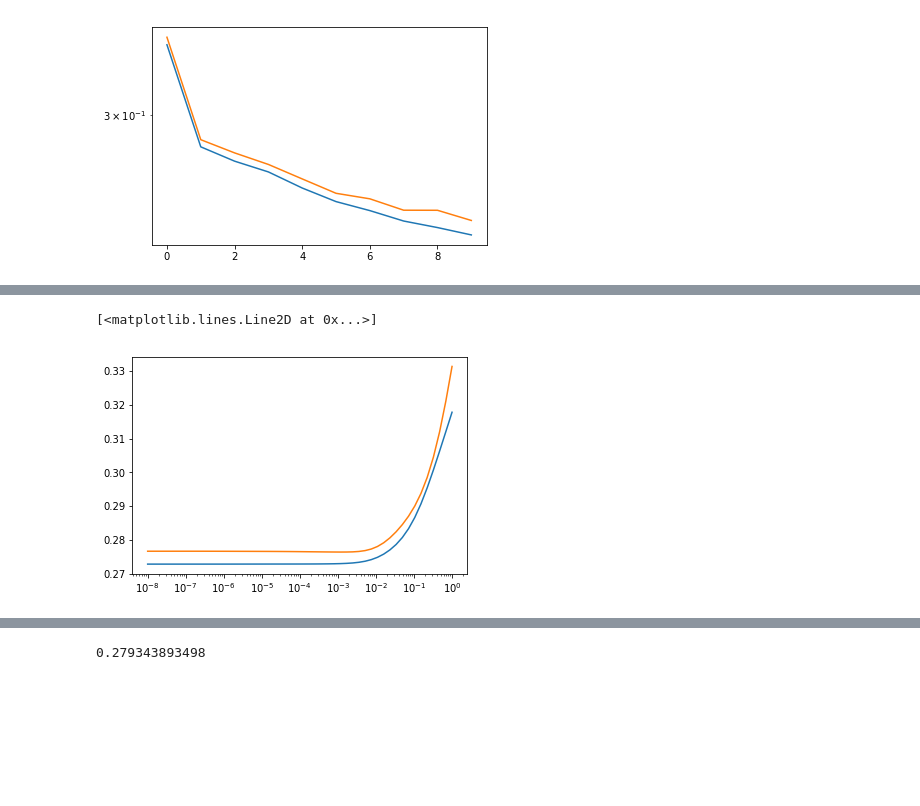
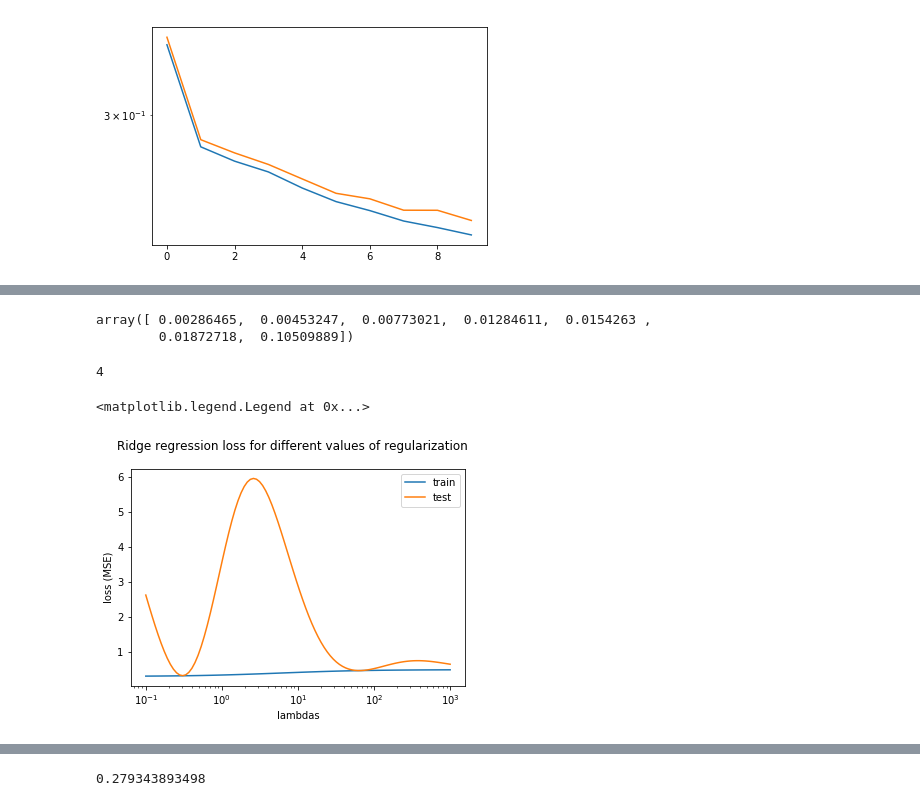
Before and after one commit to Droxef/ML2017, a Jupyter notebook: files/debug.ipynb, the cells around one changed output, grey strips where cells are left out. Saved outputs shown, nothing was run; the diff lists cells and outputs as text; code cells hidden in the pictures; blank space fills up the shorter version.

```diff
--- a/files/debug.ipynb
+++ b/files/debug.ipynb
@@ -224,7 +272,7 @@ def least_squares_GD(y,tx,initial_w,max_iters,gamma):
         old_loss=compute_mse(y,tx,w)
         w=w-gamma*grad
         loss=compute_mse(y,tx,w)
-        if (old_loss-loss)/old_loss<5e-5:
+        if (old_loss-loss)<1e-8:
             break
     return w, loss
 # %%
@@ -434,0 +482,6 @@ plt.semilogx(lambdas,losses_te)
+# %%
+lambda_=lambdas[np.argmin(losses_te)]
+w=ws[np.argmin(losses_te)]
+print(np.min(losses_te))
+print(lambda_)
+print(w)
@@ -457,0 +579,12 @@ plt.semilogy(degrees,losses_te)
+# %%
+k_fold=8
+degree=9
+#gamma=3e-7
+tx = build_poly(trainX,degree)
+temp_tr=[]
+temp_te=[]
+for k in range(k_fold):
+    tr,te=cross_validation_GD(trainY,tx,k_indices,k,gamma)
+    temp_tr.append(tr)
+    temp_te.append(te)
+boxplotData.append(temp_te)
@@ -458,13 +593,12 @@ plt.semilogy(degrees,losses_te)
 # %%
 # EXAMPLE OF CROSS-VALIDATION WITH STD
 ## graph for report with mean and stds in this case
-degrees=range(1,15)
+degrees=range(1,12)
 seed = 1
-k_fold = 4
-lambdas= np.logspace(-10, 2, 50)
+k_fold = 8
 lambda_=0
 k_indices = build_k_indices(trainY, k_fold, seed)
-
+gamma=3e-7
 
 losses=[]
 losses_te=[]
@@ -474,6 +608,7 @@ for degree in degrees:
     tx = build_poly(trainX,degree)
     #tx=np.c_[tx,tx2[:,1:]]
     temp_tr=[]
+    gamma/=10
     temp_te=[]
     for k in range(k_fold):
         tr,te=cross_validation(trainY,tx,k_indices,k,lambda_)
@@ -490,29 +636,43 @@ plt.semilogy(degrees,losses_te)
+# %%
+np.array(stds)/np.array(losses_te)
+# %% [output]
+array([ 0.00286465,  0.00453247,  0.00773021,  0.01284611,  0.0154263 ,
+        0.01872718,  0.10509889])
 # %%
 degree=degrees[np.argmin(losses_te)]
+print(degree)
+# %% [output]
+4
 # %%
 # EXAMPLE OF CROSS-VALIDATION WITH STD
-degree=9
-lambdas= np.logspace(-8, 0, 50)
+degree=3
+lambdas= np.logspace(-1, 3, 100)
+k_fold=4
 k_indices = build_k_indices(trainY, k_fold, seed)
-
 
 losses=[]
 losses_te=[]
 stds=[]
 tx = build_poly(trainX,degree)
 
 for lambda_ in lambdas:
     temp_tr=[]
     temp_te=[]
     for k in range(k_fold):
         tr,te=cross_validation(trainY,tx,k_indices,k,lambda_)
         temp_tr.append(tr)
         temp_te.append(te)
     losses.append(np.mean(temp_tr))
     losses_te.append(np.mean(temp_te))
     stds.append(np.std(temp_te))
-plt.semilogx(lambdas,losses)
-plt.semilogx(lambdas,losses_te)
+plt.semilogx(lambdas,losses,label="train")
+plt.semilogx(lambdas,losses_te,label="test")
+plt.xlabel("lambdas")
+plt.ylabel("loss (MSE)")
+plt.suptitle("Ridge regression loss for different values of regularization")
+plt.legend()
+
+#plt.savefig('lambdas_cross_valid.eps', bbox_inches='tight')
 # %% [output]
-[<matplotlib.lines.Line2D at 0x...>]
+<matplotlib.legend.Legend at 0x...>
-[figure, old version]
+[figure, new version]
```
Also changed, not shown: parts of 39 cells of this notebook, 29 other files.
